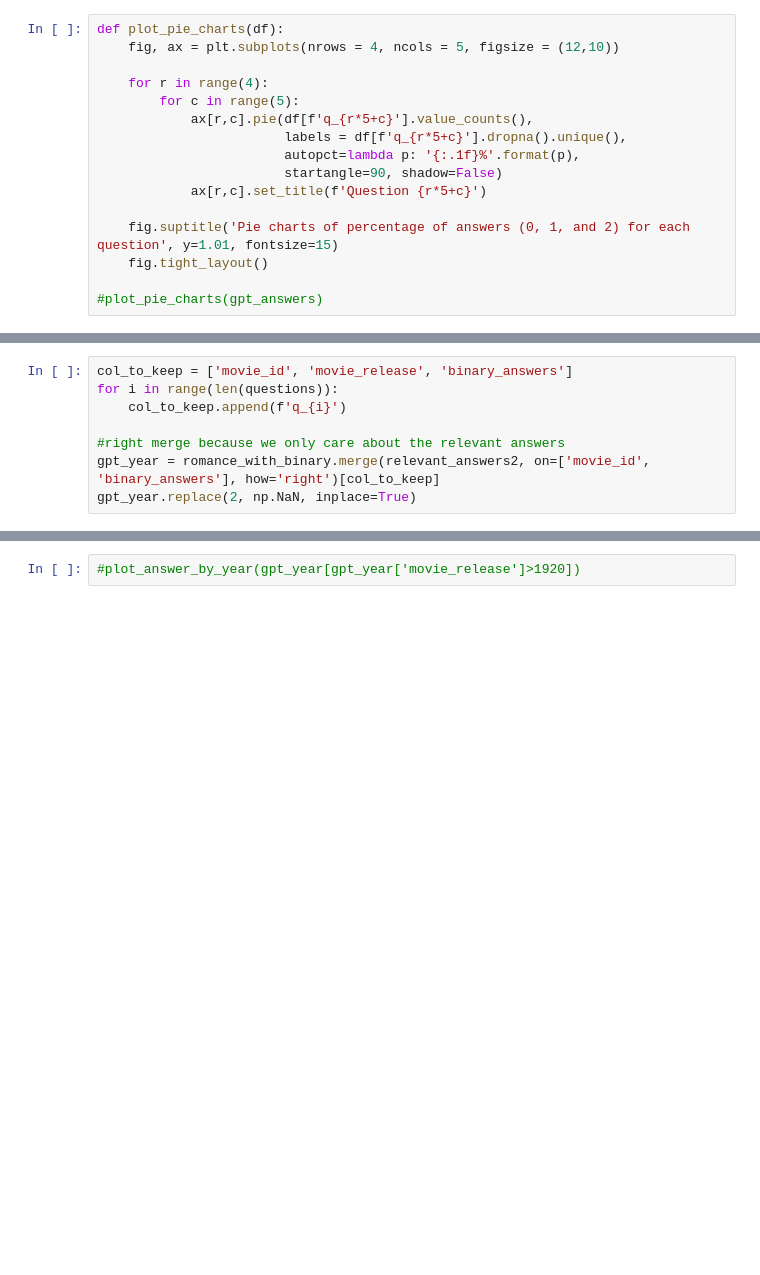
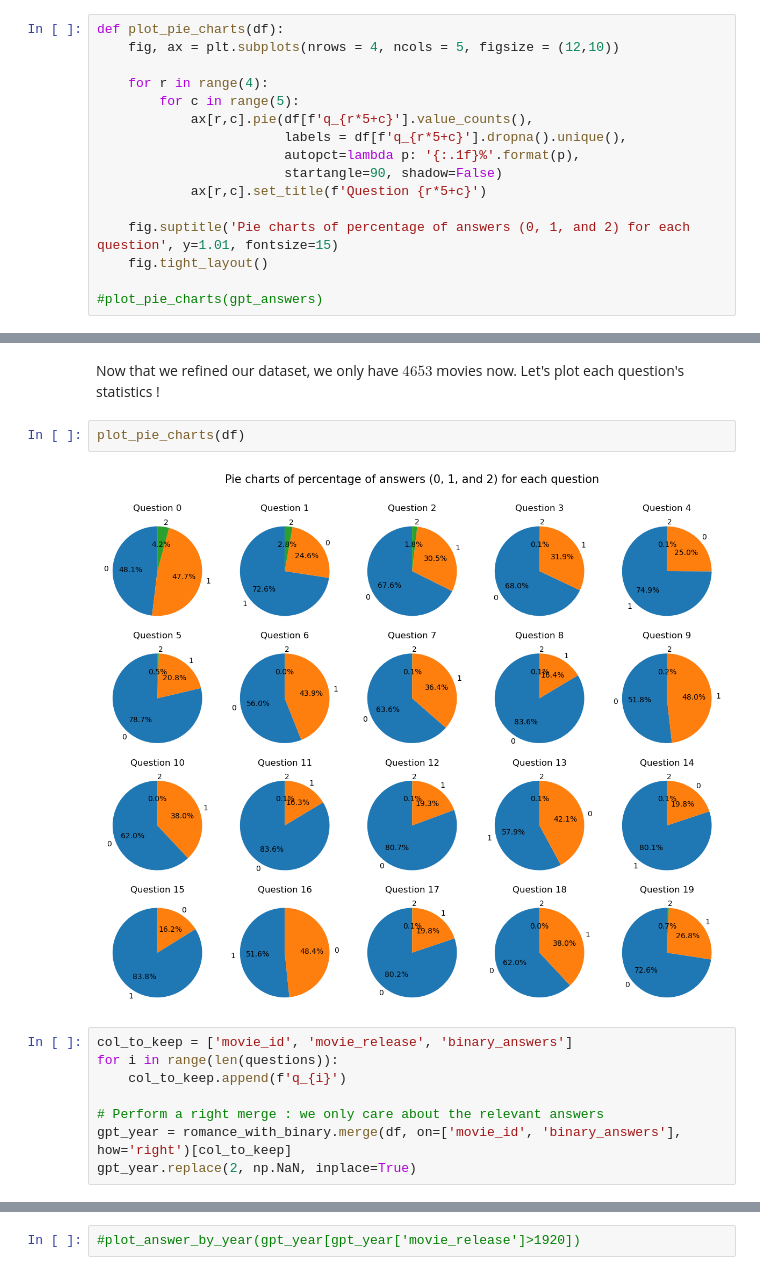
Before and after one commit to epfl-ada/ada-2023-project-theredpandada5, a Jupyter notebook: data_story.ipynb, the cells around one changed output, grey strips where cells are left out. Cells and saved outputs as stored; diff of their text form; blank space fills up the shorter version.

```diff
--- a/data_story.ipynb
+++ b/data_story.ipynb
@@ -121,8 +164,14 @@ plot(relevant_answers2)
+# %% [markdown]
+Now that we refined our dataset, we only have $4653$ movies now. Let's plot each question's statistics !
+# %%
+plot_pie_charts(df)
+# %% [output]
+[figure, added]
 # %%
 col_to_keep = ['movie_id', 'movie_release', 'binary_answers']
 for i in range(len(questions)):
     col_to_keep.append(f'q_{i}')
 
-#right merge because we only care about the relevant answers
-gpt_year = romance_with_binary.merge(relevant_answers2, on=['movie_id', 'binary_answers'], how='right')[col_to_keep]
+# Perform a right merge : we only care about the relevant answers
+gpt_year = romance_with_binary.merge(df, on=['movie_id', 'binary_answers'], how='right')[col_to_keep]
 gpt_year.replace(2, np.NaN, inplace=True)
```
Also changed, not shown: parts of 32 cells of this notebook.
